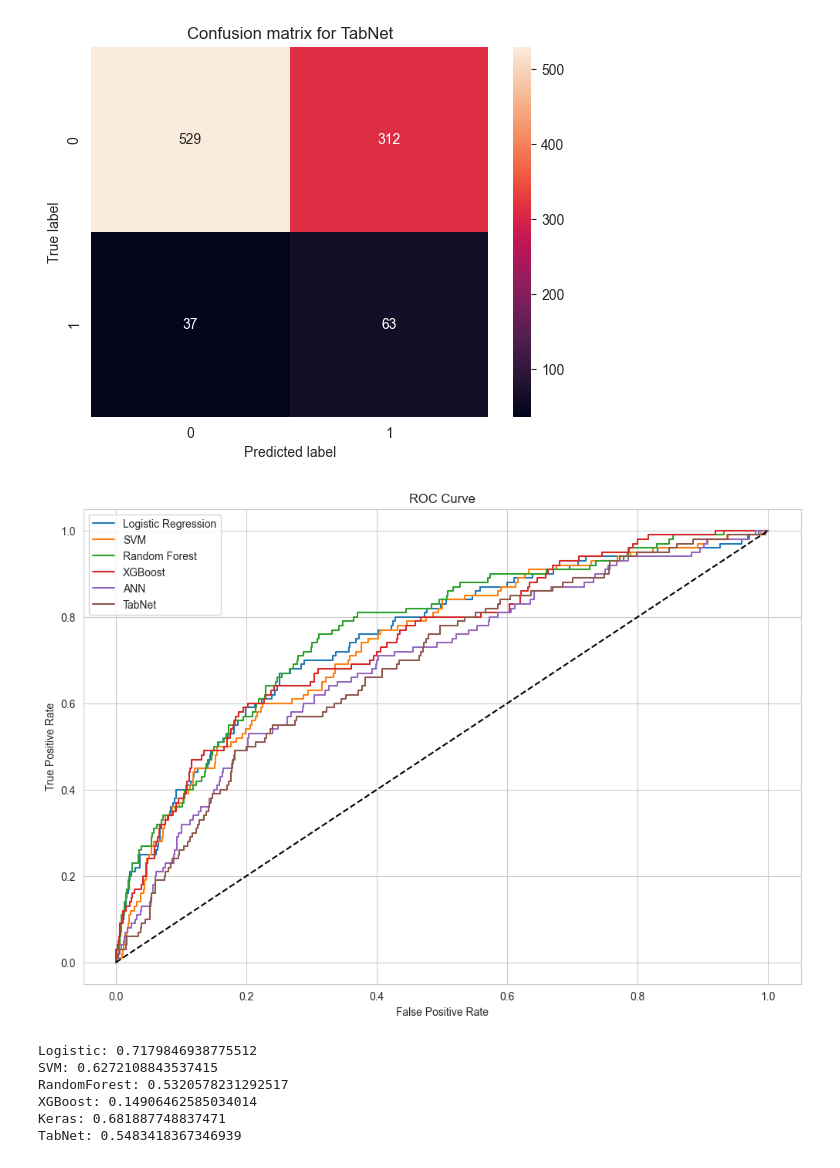
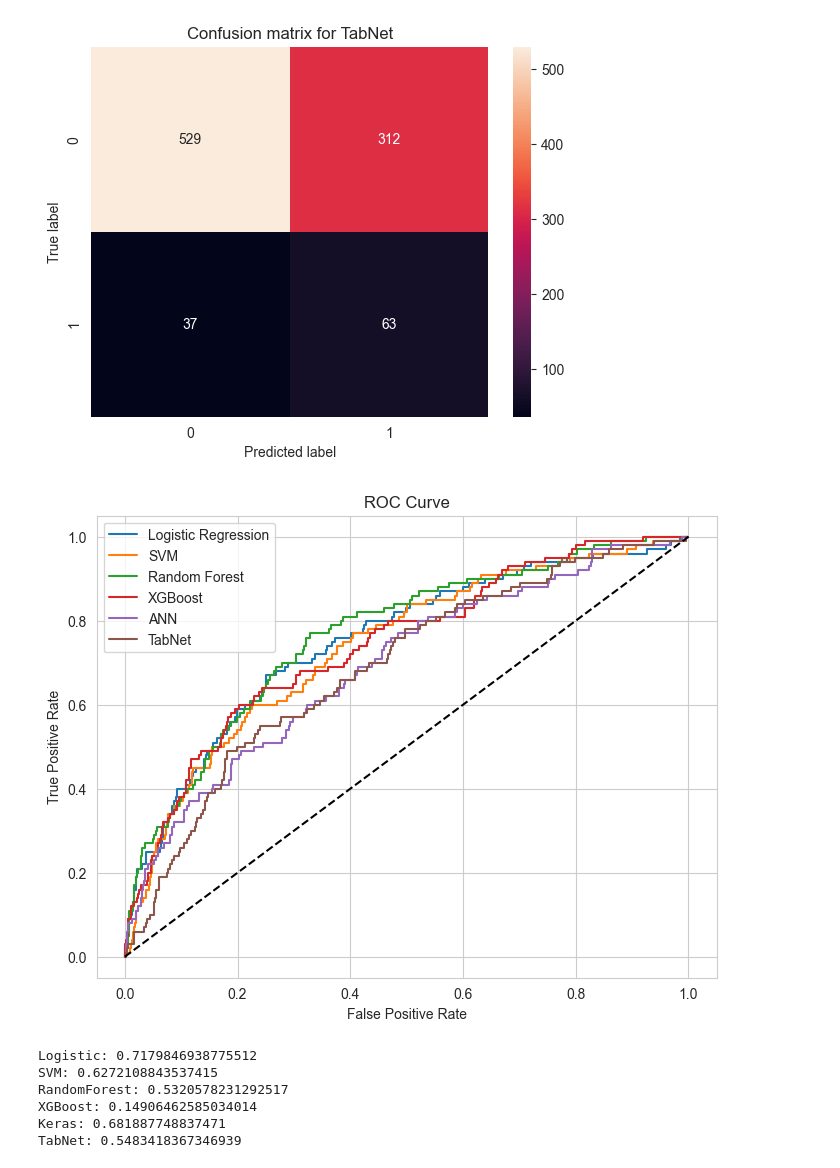
Before and after one commit to liamlup/Precdicting_Depression_BDL, a Jupyter notebook: ML_models.ipynb, the cells around one changed output. Cells and saved outputs as stored; diff of their text form; code cells hidden in the pictures.

```diff
--- a/ML_models.ipynb
+++ b/ML_models.ipynb
@@ -166,7 +167,7 @@ ROC AUC:  0.5581093935790725
 weighted avg       0.85      0.89      0.86       941
 [figure]
 # %%
-# deep learning
+# Deep learning
 model5 = Sequential(
     [
         Dense(128, activation="relu", input_shape=(x_train.shape[1],)),
@@ -183,8 +184,7 @@ model5 = Sequential(
     ]
 )
 
-opt = tf.keras.optimizers.Adam(learning_rate=0.1)
-model5.compile(loss="binary_crossentropy", optimizer=opt, metrics=['Recall'])
+model5.compile(loss="binary_crossentropy", optimizer='Adam', metrics=['Recall'])
 model5.fit(x_train, y_train, epochs=100, batch_size=32,validation_split=0.2, verbose=0)
 y_pred5_prob = model5.predict(x_test)
 y_pred5 = np.round(y_pred5_prob)
@@ -253,7 +253,7 @@ ROC AUC:  0.6295065398335314
 weighted avg       0.85      0.63      0.70       941
 [figure]
 # %%
-# plot AUC ROC curve
+# plot ROC curve
 # logistic regression
 y_pred_prob1 = model1.predict_proba(x_test)[:, 1]
 fpr1, tpr1, thresholds1 = roc_curve(y_test, y_pred_prob1)
@@ -264,33 +264,33 @@ fpr2, tpr2, thresholds2 = roc_curve(y_test, y_pred_prob2)
 
 # random forest
 y_pred_prob3 = model3.predict_proba(x_test)[:, 1]
 fpr3, tpr3, thresholds3 = roc_curve(y_test, y_pred_prob3)
 
 # XGBoost
 y_pred_prob4 = model4.predict_proba(x_test)[:, 1]
 fpr4, tpr4, thresholds4 = roc_curve(y_test, y_pred_prob4)
 
 # deep learning
 fpr5, tpr5, thresholds5 = roc_curve(y_test, y_pred5_prob)
 
 # tabnet
 y_pred_prob6 = clf.predict_proba(x_test)[:, 1]
 fpr6, tpr6, thresholds6 = roc_curve(y_test, y_pred_prob6)
 
 # plot ROC curve
-plt.figure(figsize=(12,8))
+plt.figure(figsize=(8,6))
 plt.plot(fpr1, tpr1, label='Logistic Regression')
 plt.plot(fpr2, tpr2, label='SVM')
 plt.plot(fpr3, tpr3, label='Random Forest')
 plt.plot(fpr4, tpr4, label='XGBoost')
 plt.plot(fpr5, tpr5, label='ANN')
 plt.plot(fpr6, tpr6, label='TabNet')
 plt.plot([0, 1], [0, 1], 'k--')
 plt.xlabel('False Positive Rate')
 plt.ylabel('True Positive Rate')
 plt.title('ROC Curve')
 plt.legend()
 plt.show()
 # %% [output]
-[figure, old version]
+[figure, new version]
 # %%
```
Also changed, not shown: parts of 8 cells of this notebook, 1 other file.
